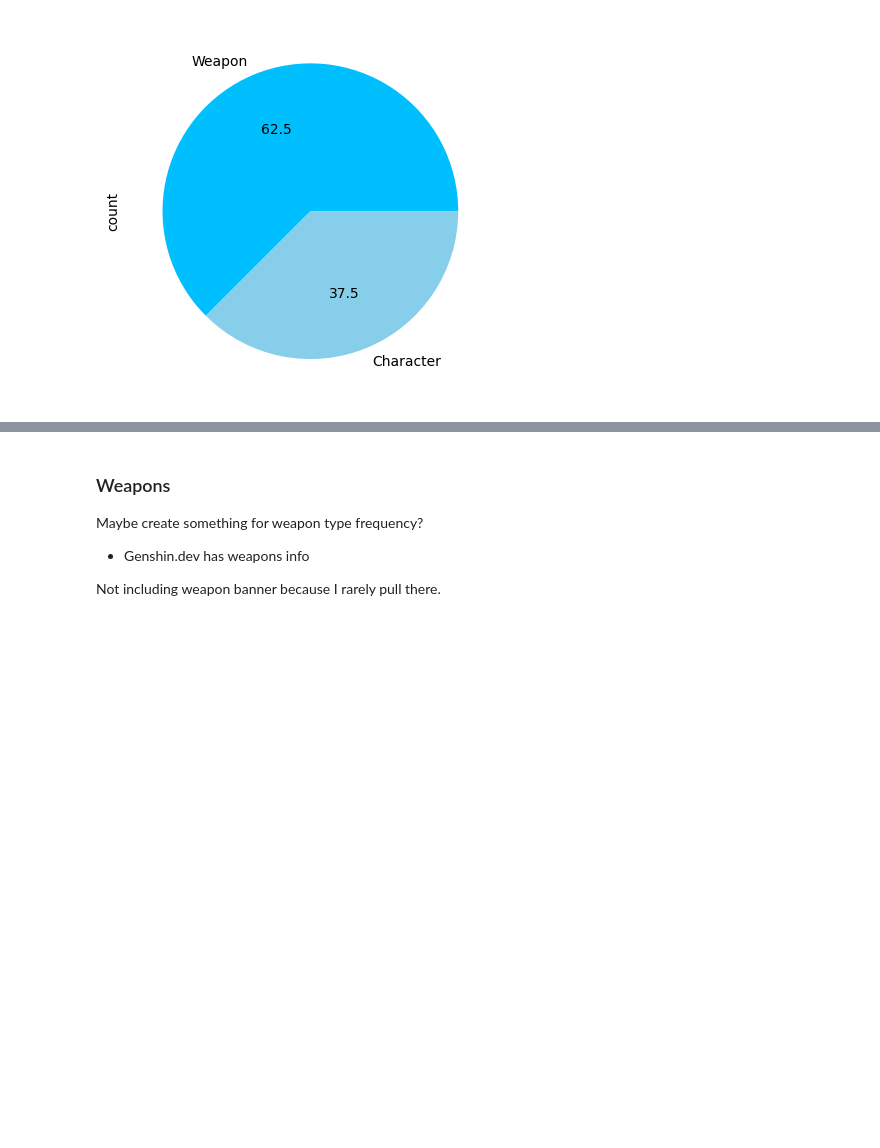
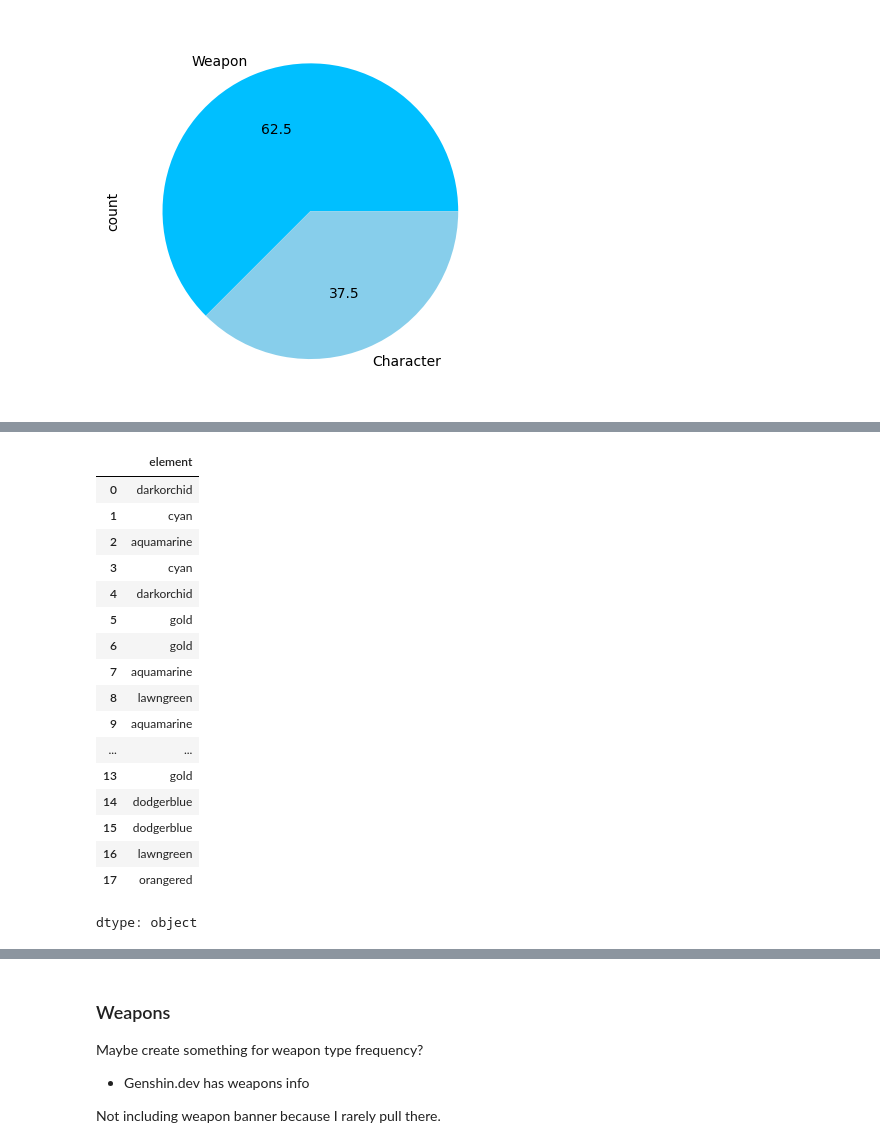
Before and after one commit to gardenstorm/Genshin-Wish-Visualization, a Jupyter notebook: Genshin_Wish_Visualization.ipynb, the cells around one changed output, grey strips where cells are left out. Saved outputs shown, nothing was run; the diff lists cells and outputs as text; code cells hidden in the pictures; blank space fills up the shorter version.

```diff
--- a/Genshin_Wish_Visualization.ipynb
+++ b/Genshin_Wish_Visualization.ipynb
@@ -814,0 +823,30 @@ Using Genshin.dev API to get the images.
+# %%
+# create dict of characters and their vision elements
+
+name_overrides = {
+    "Kaedehara Kazuha": "kazuha",
+    "Raiden Shogun": "raiden"
+    # add any that return 404s
+}
+
+def to_slug(name):
+    if name in name_overrides:
+        return name_overrides[name]
+    return name.lower().replace(' ', '-')
+
+chara_list_limited = grab_pity['Wish Result'].unique()
+
+
+element_list = {}
+
+for char in chara_list_limited:
+    slug = to_slug(char)
+    r = requests.get(f'https://genshin.jmp.blue/characters/{slug}')
+    data = r.json()
+    if r.status_code != 200:
+        print(f"Failed: {char} → {slug}")
+    else:
+      element_list[slug] = data['vision']
+
+print(element_list)
+matched_elements = pd.Series(element_list).reset_index(name='element')
@@ -814,0 +860,30 @@ Using Genshin.dev API to get the images.
+# %%
+element_colors = {'Pyro': 'orangered',
+                  'Electro': 'darkorchid',
+                  'Cryo': 'cyan',
+                  'Anemo': 'aquamarine',
+                  'Geo': 'gold',
+                  'Dendro': 'lawngreen',
+                  'Hydro': 'dodgerblue'}
+
+limited_elements = matched_elements['element'].map(element_colors)
+limited_elements
+# %% [output]
+|  | element |
+| 0 | darkorchid |
+| 1 | cyan |
+| 2 | aquamarine |
+| 3 | cyan |
+| 4 | darkorchid |
+| 5 | gold |
+| 6 | gold |
+| 7 | aquamarine |
+| 8 | lawngreen |
+| 9 | aquamarine |
+| ... | ... |
+| 13 | gold |
+| 14 | dodgerblue |
+| 15 | dodgerblue |
+| 16 | lawngreen |
+| 17 | orangered |
+dtype: object
```
Also changed, not shown: parts of 37 cells of this notebook.
